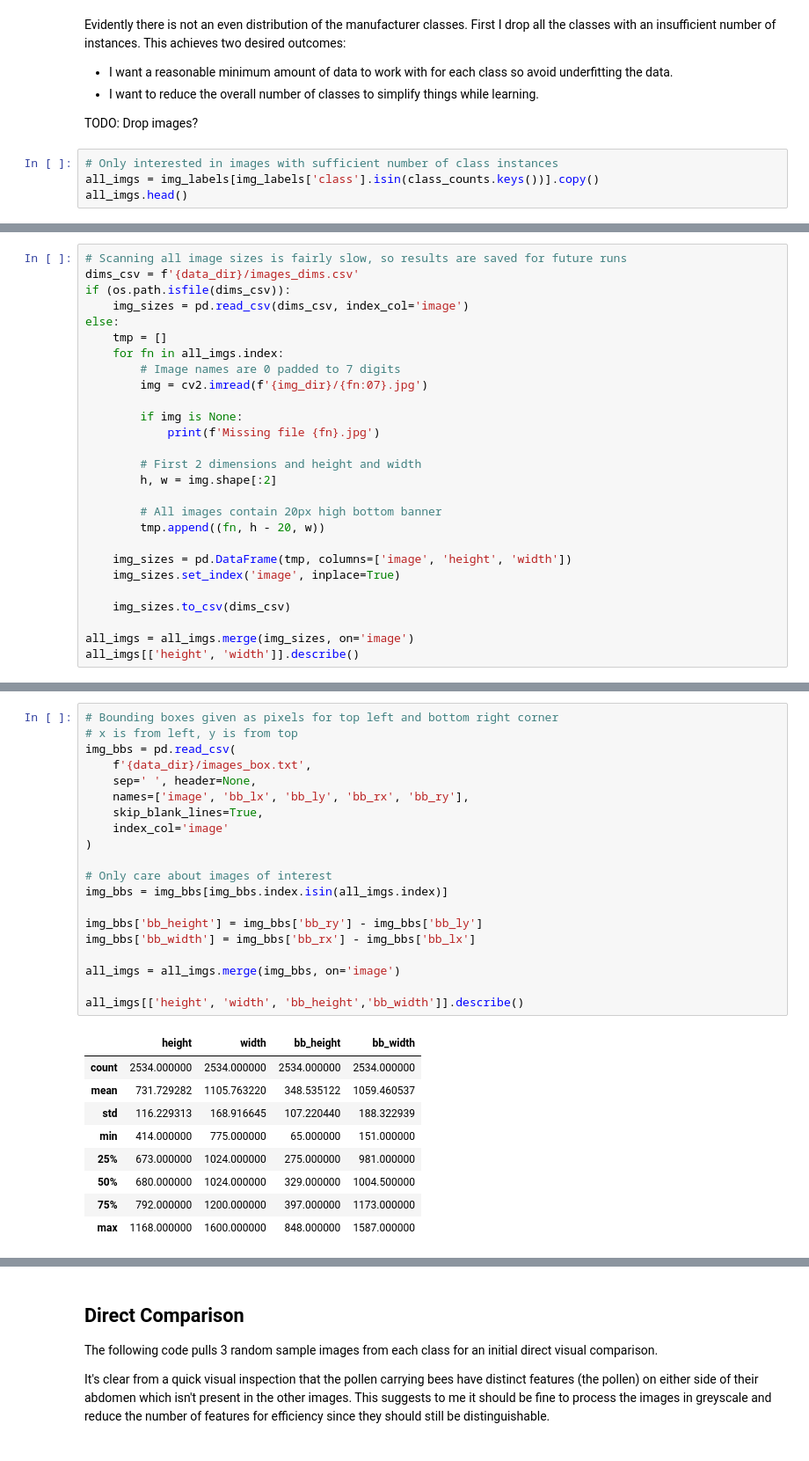
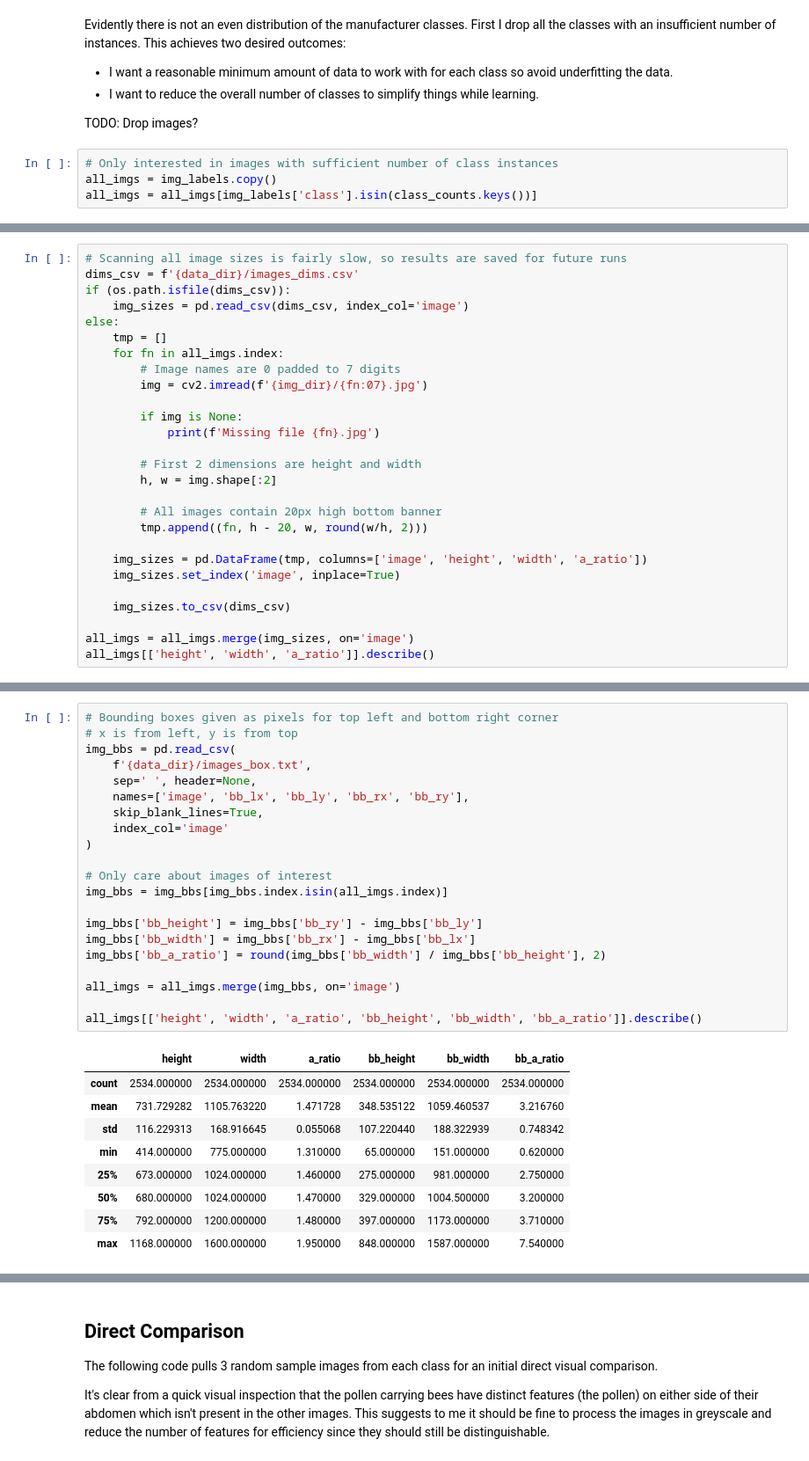
Before and after one commit to kymckay/f21dl-coursework, a Jupyter notebook: km2008_f21dl_cw.ipynb, the cells around one changed output, grey strips where cells are left out. Shown at 88% size. Saved outputs shown, nothing was run; the diff lists cells and outputs as text.

```diff
--- a/km2008_f21dl_cw.ipynb
+++ b/km2008_f21dl_cw.ipynb
@@ -111,5 +112,5 @@ Evidently there is not an even distribution of the manufacturer classes. First I
 TODO: Drop images?
 # %%
 # Only interested in images with sufficient number of class instances
-all_imgs = img_labels[img_labels['class'].isin(class_counts.keys())].copy()
-all_imgs.head()
+all_imgs = img_labels.copy()
+all_imgs = all_imgs[img_labels['class'].isin(class_counts.keys())]
@@ -139,17 +132,17 @@ else:
         if img is None:
             print(f'Missing file {fn}.jpg')
 
-        # First 2 dimensions and height and width
+        # First 2 dimensions are height and width
         h, w = img.shape[:2]
 
         # All images contain 20px high bottom banner
-        tmp.append((fn, h - 20, w))
+        tmp.append((fn, h - 20, w, round(w/h, 2)))
 
-    img_sizes = pd.DataFrame(tmp, columns=['image', 'height', 'width'])
+    img_sizes = pd.DataFrame(tmp, columns=['image', 'height', 'width', 'a_ratio'])
     img_sizes.set_index('image', inplace=True)
 
     img_sizes.to_csv(dims_csv)
 
 all_imgs = all_imgs.merge(img_sizes, on='image')
-all_imgs[['height', 'width']].describe()
+all_imgs[['height', 'width', 'a_ratio']].describe()
 # %% [output]
@@ -169,31 +167,32 @@ Thankfully, the data set provides bounding boxes for the aircraft in each image,
 # %%
 # Bounding boxes given as pixels for top left and bottom right corner
 # x is from left, y is from top
 img_bbs = pd.read_csv(
     f'{data_dir}/images_box.txt',
     sep=' ', header=None,
     names=['image', 'bb_lx', 'bb_ly', 'bb_rx', 'bb_ry'],
     skip_blank_lines=True,
     index_col='image'
 )
 
 # Only care about images of interest
 img_bbs = img_bbs[img_bbs.index.isin(all_imgs.index)]
 
 img_bbs['bb_height'] = img_bbs['bb_ry'] - img_bbs['bb_ly']
 img_bbs['bb_width'] = img_bbs['bb_rx'] - img_bbs['bb_lx']
+img_bbs['bb_a_ratio'] = round(img_bbs['bb_width'] / img_bbs['bb_height'], 2)
 
 all_imgs = all_imgs.merge(img_bbs, on='image')
 
-all_imgs[['height', 'width', 'bb_height','bb_width']].describe()
+all_imgs[['height', 'width', 'a_ratio', 'bb_height', 'bb_width', 'bb_a_ratio']].describe()
 # %% [output]
-|  | height | width | bb_height | bb_width |
-| count | 2534.000000 | 2534.000000 | 2534.000000 | 2534.000000 |
-| mean | 731.729282 | 1105.763220 | 348.535122 | 1059.460537 |
-| std | 116.229313 | 168.916645 | 107.220440 | 188.322939 |
-| min | 414.000000 | 775.000000 | 65.000000 | 151.000000 |
-| 25% | 673.000000 | 1024.000000 | 275.000000 | 981.000000 |
-| 50% | 680.000000 | 1024.000000 | 329.000000 | 1004.500000 |
-| 75% | 792.000000 | 1200.000000 | 397.000000 | 1173.000000 |
-| max | 1168.000000 | 1600.000000 | 848.000000 | 1587.000000 |
+|  | height | width | a_ratio | bb_height | bb_width | bb_a_ratio |
+| count | 2534.000000 | 2534.000000 | 2534.000000 | 2534.000000 | 2534.000000 | 2534.000000 |
+| mean | 731.729282 | 1105.763220 | 1.471728 | 348.535122 | 1059.460537 | 3.216760 |
+| std | 116.229313 | 168.916645 | 0.055068 | 107.220440 | 188.322939 | 0.748342 |
+| min | 414.000000 | 775.000000 | 1.310000 | 65.000000 | 151.000000 | 0.620000 |
+| 25% | 673.000000 | 1024.000000 | 1.460000 | 275.000000 | 981.000000 | 2.750000 |
+| 50% | 680.000000 | 1024.000000 | 1.470000 | 329.000000 | 1004.500000 | 3.200000 |
+| 75% | 792.000000 | 1200.000000 | 1.480000 | 397.000000 | 1173.000000 | 3.710000 |
+| max | 1168.000000 | 1600.000000 | 1.950000 | 848.000000 | 1587.000000 | 7.540000 |
 # %% [markdown]
```
Also changed, not shown: parts of 12 cells of this notebook.
